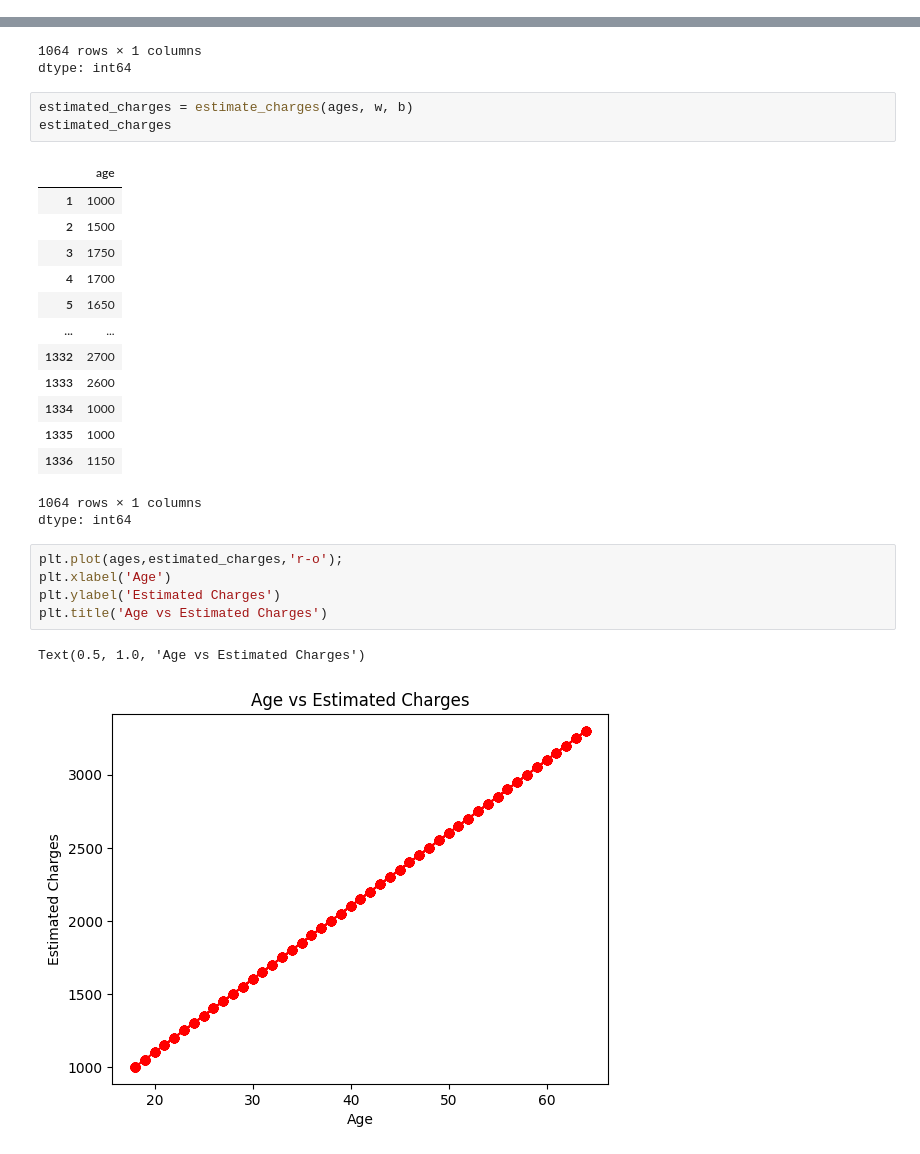
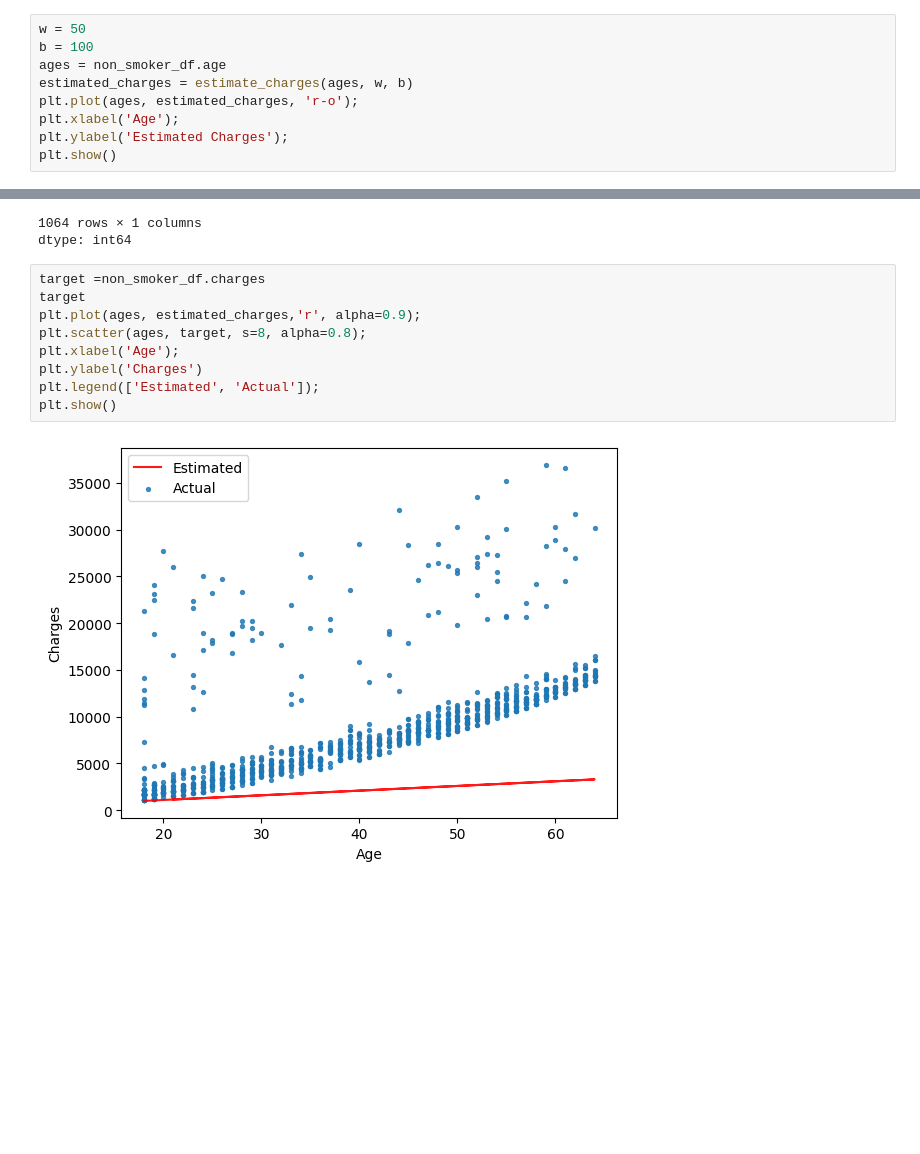
Before and after one commit to Domo7533/GCP-Practice-Project, a Jupyter notebook: Copy_of_acme.ipynb, the cells around one changed output, grey strips where cells are left out. Cells and saved outputs as stored; diff of their text form; blank space fills up the shorter version.

```diff
--- a/Copy_of_acme.ipynb
+++ b/Copy_of_acme.ipynb
@@ -250,0 +259,9 @@ estimate_charges(40, w, b)
+# %%
+w = 50
+b = 100
+ages = non_smoker_df.age
+estimated_charges = estimate_charges(ages, w, b)
+plt.plot(ages, estimated_charges, 'r-o');
+plt.xlabel('Age');
+plt.ylabel('Estimated Charges');
+plt.show()
@@ -266,30 +285,15 @@ ages
 | 1336 | 21 |
 1064 rows × 1 columns
 dtype: int64
-# %%
-estimated_charges = estimate_charges(ages, w, b)
-estimated_charges
-# %% [output]
-|  | age |
-| 1 | 1000 |
-| 2 | 1500 |
-| 3 | 1750 |
-| 4 | 1700 |
-| 5 | 1650 |
-| ... | ... |
-| 1332 | 2700 |
-| 1333 | 2600 |
-| 1334 | 1000 |
-| 1335 | 1000 |
-| 1336 | 1150 |
-1064 rows × 1 columns
-dtype: int64
 # %%
-plt.plot(ages,estimated_charges,'r-o');
-plt.xlabel('Age')
-plt.ylabel('Estimated Charges')
-plt.title('Age vs Estimated Charges')
+target =non_smoker_df.charges
+target
+plt.plot(ages, estimated_charges,'r', alpha=0.9);
+plt.scatter(ages, target, s=8, alpha=0.8);
+plt.xlabel('Age');
+plt.ylabel('Charges')
+plt.legend(['Estimated', 'Actual']);
+plt.show()
 # %% [output]
-Text(0.5, 1.0, 'Age vs Estimated Charges')
-[figure, old version]
+[figure, new version]
 # %%
```
Also changed, not shown: parts of 38 cells of this notebook.
